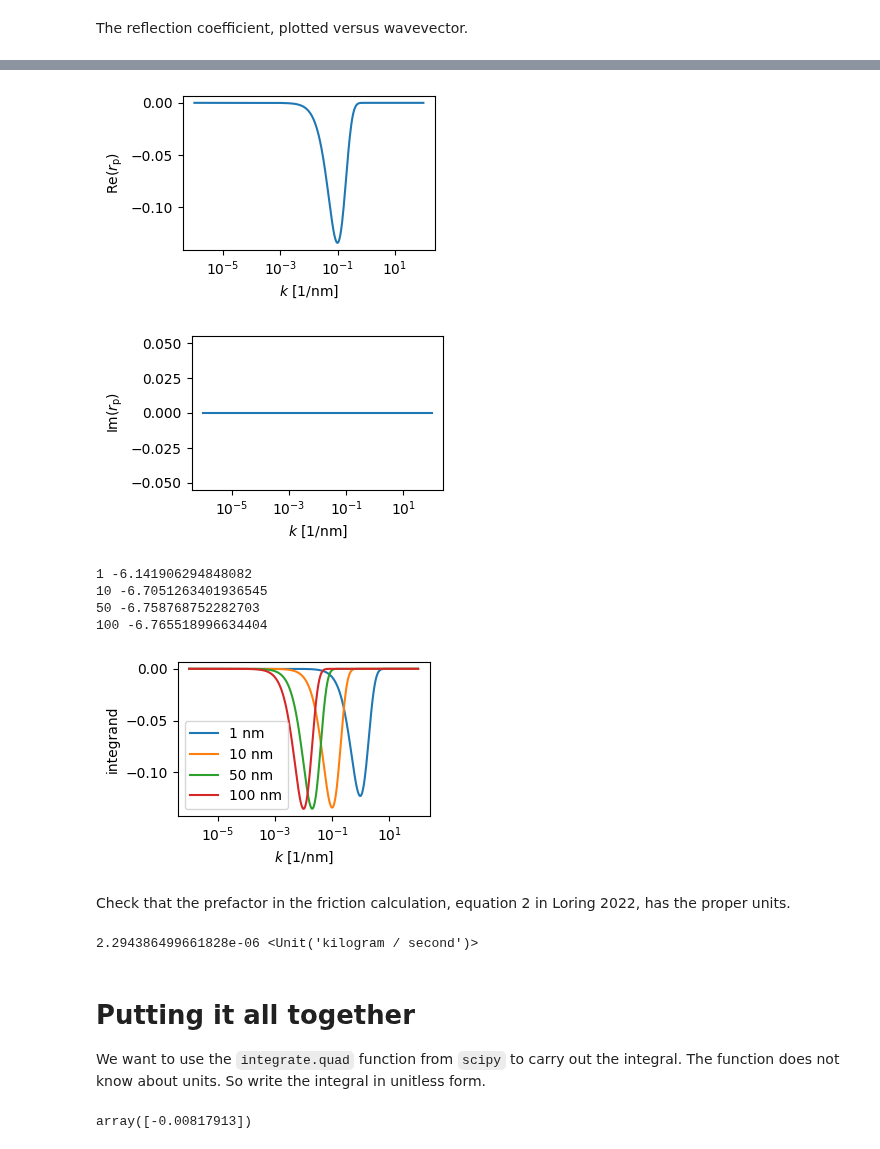
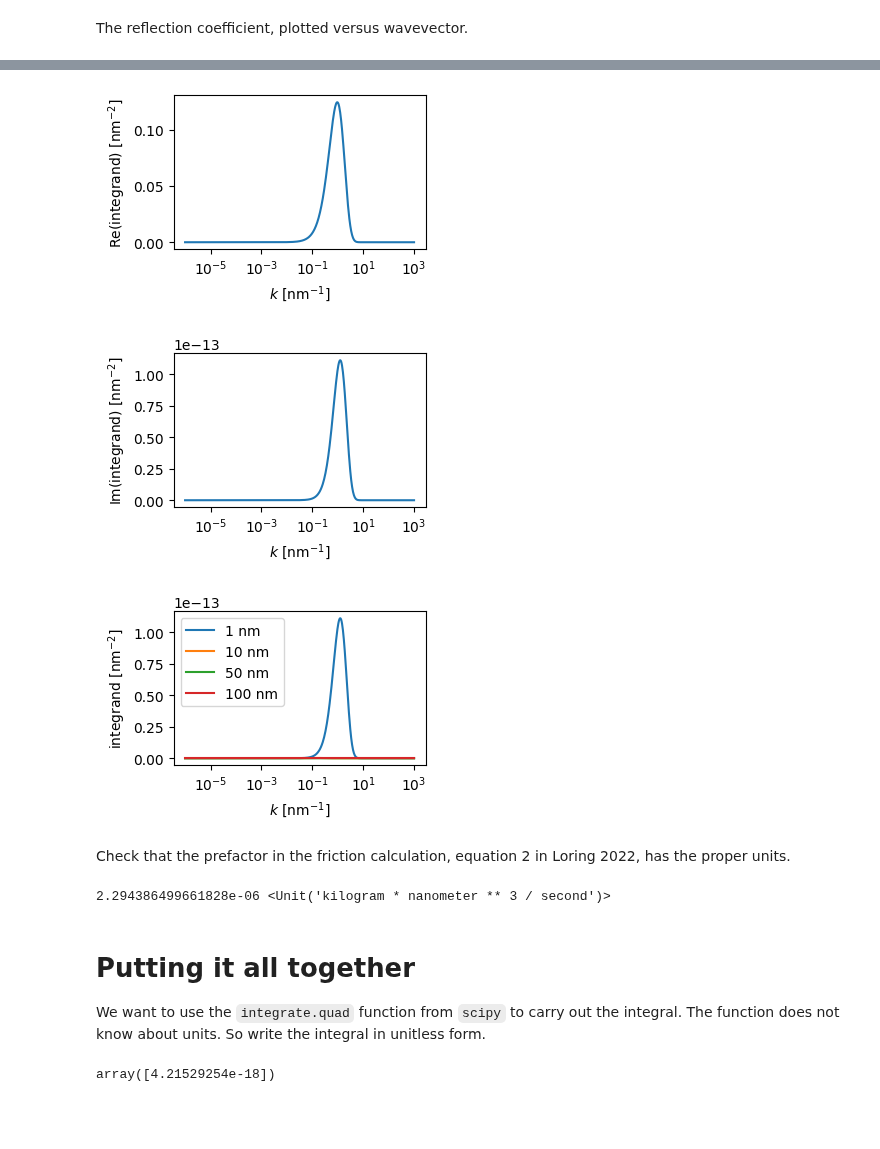
Before and after one commit to Marohn-Group/dissipationtheory, a Jupyter notebook: development/dissipation-theory--Study-1.ipynb, the cells around one changed output, grey strips where cells are left out. Cells and saved outputs as stored; diff of their text form; code cells hidden in the pictures; blank space fills up the shorter version.

```diff
--- a/development/dissipation-theory--Study-1.ipynb
+++ b/development/dissipation-theory--Study-1.ipynb
@@ -247,12 +261,13 @@ def reflSe(k, cantilever, metal, nmax=500):
 
     prefactor = 2 / (k * metal['thickness'])
     n_array = np.arange(-n_max, n_max + 1)
-    k_2D, n_2D = np.meshgrid(k.to_base_units().magnitude, n_array)
-    k_2D = k_2D * k.units
-    k_parallel = np.pi * 2 * n_2D / metal['thickness']
+    k_2D, n_2D = np.meshgrid(k.to('1/nm').magnitude, n_array)
+    k_2D = k_2D * ureg.Quantity('1/nm')
+    k_perp = np.pi * 2 * n_2D / metal['thickness']
     numerator = (k_2D * k_2D)
-    denominator = (k_2D * k_2D + k_parallel * k_parallel) * epsilon_Loring(k_2D, cantilever, metal)
-    return prefactor*(numerator/denominator).to_base_units().sum(axis=0)
+    k_tot = np.sqrt(k_2D * k_2D + k_perp * k_perp)
+    denominator = k_tot * k_tot * epsilon_Loring(k_tot, cantilever, metal)
+    return (prefactor*(numerator/denominator)).to('dimensionless').sum(axis=0)
 # %%
 reflSe(k_, cantilever, metal).max()
 # %% [output]
@@ -269,9 +284,10 @@ def reflSo(k, cantilever, metal, nmax=500):
 
     prefactor = 2 / (k * metal['thickness'])
     n_array = np.arange(-n_max, n_max + 1)
-    k_2D, n_2D = np.meshgrid(k.to_base_units().magnitude, n_array)
-    k_2D = k_2D * k.units
-    k_parallel = np.pi * (2 * n_2D + 1) / metal['thickness']
+    k_2D, n_2D = np.meshgrid(k.to('1/nm').magnitude, n_array)
+    k_2D = k_2D * ureg.Quantity('1/nm')
+    k_perp = np.pi * (2 * n_2D + 1) / metal['thickness']
     numerator = (k_2D * k_2D)
-    denominator = (k_2D * k_2D + k_parallel * k_parallel) * epsilon_Loring(k_2D, cantilever, metal)
-    return prefactor*(numerator/denominator).to_base_units().sum(axis=0)
+    k_tot = np.sqrt(k_2D * k_2D + k_perp * k_perp)
+    denominator = k_tot * k_tot * epsilon_Loring(k_tot, cantilever, metal)
+    return (prefactor*(numerator/denominator)).to('dimensionless').sum(axis=0)
@@ -284,7 +306,7 @@ plotcomplex(k_, reflSo(k_, cantilever, metal), '$S_{\\mathrm{o}}$')
 The reflection coefficient, plotted versus wavevector.
 # %%
 def rp(Se, So):
-    return ( (1 - Se)/(1 + Se) + (1 - So)/(1 + So) )/2
+    return 0.5 * ( (1 - Se)/(1 + Se) + (1 - So)/(1 + So) )
 # %%
 (reflSe(k_, cantilever, metal).min(), reflSe(k_, cantilever, metal).max())
 # %% [output]
@@ -320,0 +343,3 @@ plt.show()
+# %%
+zc = ureg.Quantity(1, 'nm')
+integrand = k_ * k_ * np.exp(-2 * k_ * zc) * rp_data
@@ -321,52 +350,40 @@ plt.show()
 # %%
-zc = ureg.Quantity(10, 'nm')
-arg = (k_ * zc)
-integrand = arg * arg * np.exp(-2 * arg) * rp_data.real
-
 fig = plt.figure(figsize=(3.25, 2))
-plt.semilogx(k_.to('1/nm').magnitude, integrand.real, '')
-plt.xlabel('$k$ [1/nm]')
-plt.ylabel('Re($r_{\\mathrm{p}}$)')
+plt.semilogx(k_.to('1/nm').magnitude, integrand.to('1/nm^2').magnitude.real, '')
+plt.xlabel('$k$ [nm$^{-1}$]')
+plt.ylabel('Re(integrand) [nm$^{-2}$]')
 plt.show()
 
 fig = plt.figure(figsize=(3.25, 2))
-plt.semilogx(k_.to('1/nm').magnitude, integrand.imag)
-plt.xlabel('$k$ [1/nm]')
-plt.ylabel('Im($r_{\\mathrm{p}}$)')
+plt.semilogx(k_.to('1/nm').magnitude, integrand.to('1/nm^2').magnitude.imag)
+plt.xlabel('$k$ [nm$^{-1}$]')
+plt.ylabel('Im(integrand) [nm$^{-2}$]')
 
 plt.show()
 # %% [output]
-[figure, old version]
+[figure, new version]
-[figure, old version]
+[figure, new version]
 # %%
 fig = plt.figure(figsize=(3.25, 2))
 for height in [1, 10, 50, 100]:
 
     zc = ureg.Quantity(height, 'nm')
-    arg = (k_ * zc)
-    integrand = arg * arg * np.exp(-2 * arg) * rp_data.real
-    plt.semilogx(k_.to('1/nm').magnitude, integrand.real, label='{:} nm'.format(height))
-    print(height, integrand.real.magnitude.sum())
+    integrand = k_ * k_ * np.exp(-2 * k_ * zc) * rp_data.imag
+    plt.semilogx(k_.to('1/nm').magnitude, integrand.to('1/nm^2').magnitude, label='{:} nm'.format(height))
 
-plt.xlabel('$k$ [1/nm]')
-plt.ylabel('integrand')
+plt.xlabel('$k$ [nm$^{-1}$]')
+plt.ylabel('integrand [nm$^{-2}$]')
 plt.legend()
 plt.show()
 # %% [output]
-1 -6.141906294848082
-10 -6.7051263401936545
-50 -6.758768752282703
-100 -6.765518996634404
-[figure, old version]
+[figure, new version]
 # %% [markdown]
 Check that the prefactor in the friction calculation, equation 2 in Loring 2022, has the proper units.
 # %%
-gamma_pre = (cantilever['q_c'] * cantilever['q_c'])/ \
-    (8 * np.pi * epsilon0 * cantilever['omega_c'] * np.power(ureg.Quantity(1, 'nm'), 3))
-
-gamma_pre.to_base_units()
+prefactor = (cantilever['q_c'] * cantilever['q_c'])/(8 * np.pi * epsilon0 * cantilever['omega_c'])
+prefactor.to('kg nm^3/s')
 # %% [output]
-2.294386499661828e-06 <Unit('kilogram / second')>
+2.294386499661828e-06 <Unit('kilogram * nanometer ** 3 / second')>
 # %% [markdown]
 # Putting it all together
 
@@ -385,4 +400,4 @@ def rpintegrand(k, z, cantilever, metal):
 # %%
-rpintegrand(0.1, ureg.Quantity(10.0, 'nm'), cantilever, metal)
+rpintegrandu(1e-3, ureg.Quantity(10, 'nm'), cantilever, metal)
 # %% [output]
-array([-0.00817913])
+array([4.21529254e-18])
```
Also changed, not shown: parts of 51 cells of this notebook, 13 other files.
